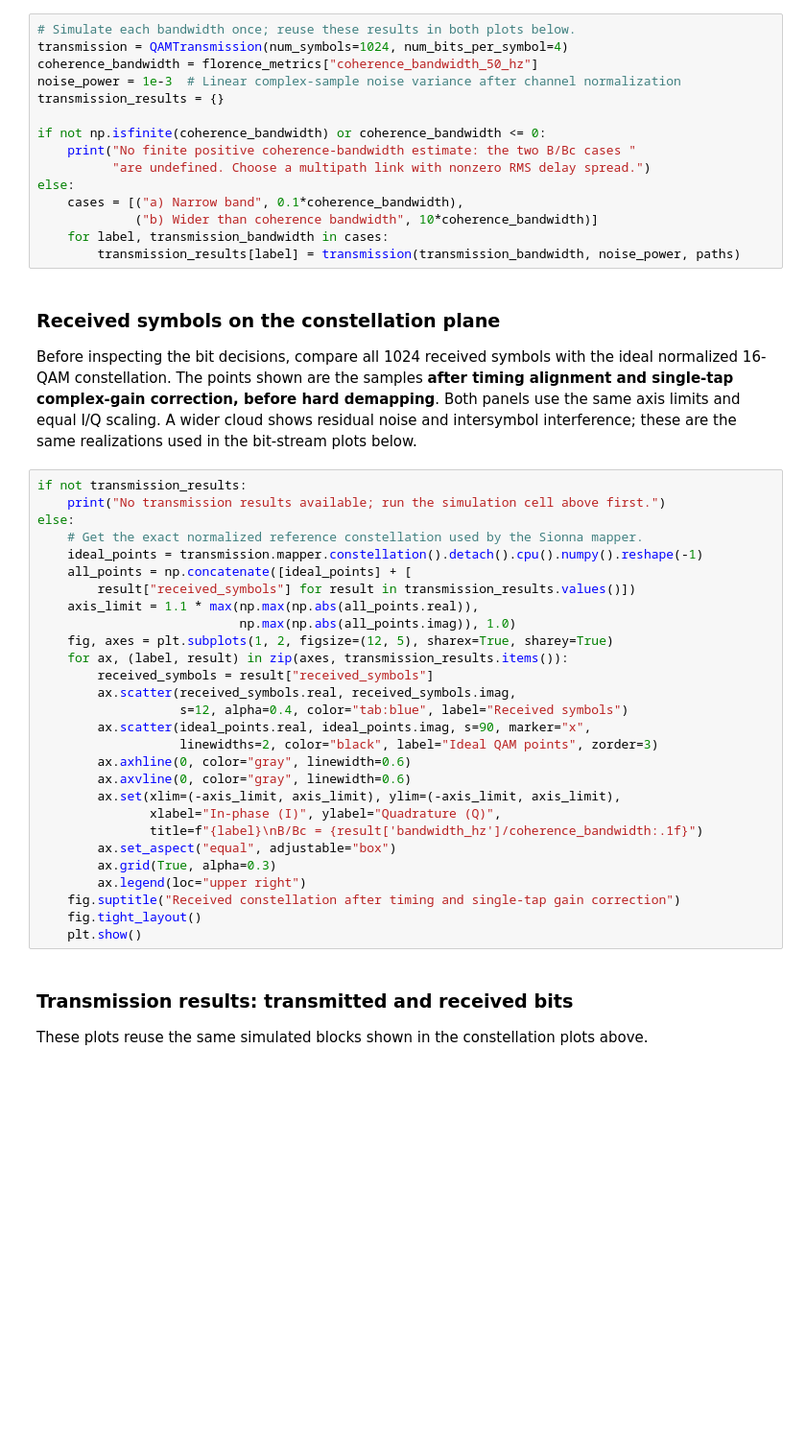
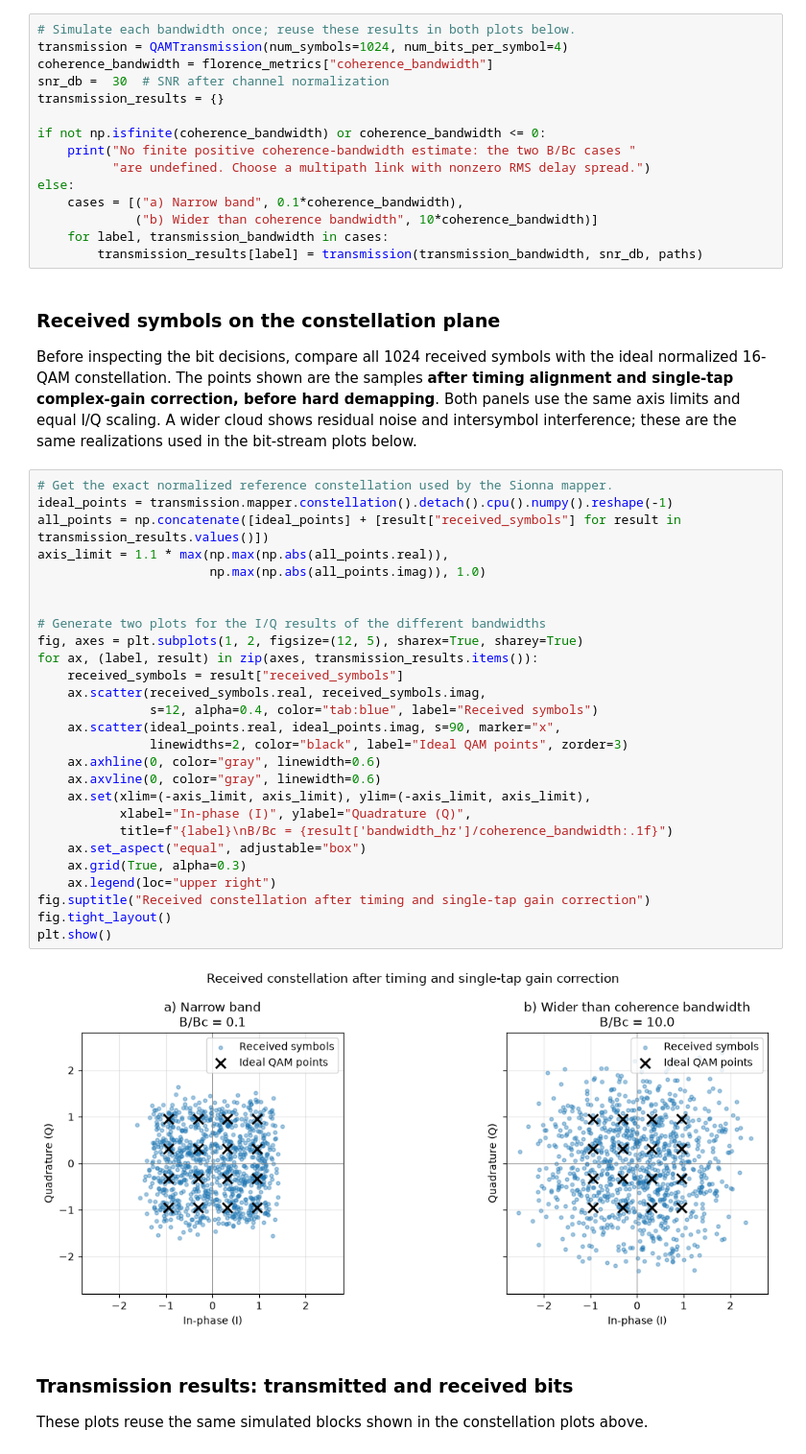
Before and after one commit to lostinafro/comm-workshops, a Jupyter notebook: 2026_wirelesscomms/raytracer_channel.ipynb, the cells around one changed output. Shown at 96% size. Cells and saved outputs as stored; diff of their text form; blank space fills up the shorter version.

```diff
--- a/2026_wirelesscomms/raytracer_channel.ipynb
+++ b/2026_wirelesscomms/raytracer_channel.ipynb
@@ -621,8 +655,8 @@ Each plot shows the **first 100 transmitted and hard-decided received bits**, wi
 # %%
 # Simulate each bandwidth once; reuse these results in both plots below.
 transmission = QAMTransmission(num_symbols=1024, num_bits_per_symbol=4)
-coherence_bandwidth = florence_metrics["coherence_bandwidth_50_hz"]
-noise_power = 1e-3  # Linear complex-sample noise variance after channel normalization
+coherence_bandwidth = florence_metrics["coherence_bandwidth"]
+snr_db =  30  # SNR after channel normalization
 transmission_results = {}
 
 if not np.isfinite(coherence_bandwidth) or coherence_bandwidth <= 0:
@@ -632,39 +666,40 @@ else:
     cases = [("a) Narrow band", 0.1*coherence_bandwidth),
              ("b) Wider than coherence bandwidth", 10*coherence_bandwidth)]
     for label, transmission_bandwidth in cases:
-        transmission_results[label] = transmission(transmission_bandwidth, noise_power, paths)
+        transmission_results[label] = transmission(transmission_bandwidth, snr_db, paths)
 # %% [markdown]
 ### Received symbols on the constellation plane
 
 Before inspecting the bit decisions, compare all 1024 received symbols with the ideal normalized 16-QAM constellation. The points shown are the samples **after timing alignment and single-tap complex-gain correction, before hard demapping**. Both panels use the same axis limits and equal I/Q scaling. A wider cloud shows residual noise and intersymbol interference; these are the same realizations used in the bit-stream plots below.
 # %%
-if not transmission_results:
-    print("No transmission results available; run the simulation cell above first.")
-else:
-    # Get the exact normalized reference constellation used by the Sionna mapper.
-    ideal_points = transmission.mapper.constellation().detach().cpu().numpy().reshape(-1)
-    all_points = np.concatenate([ideal_points] + [
-        result["received_symbols"] for result in transmission_results.values()])
-    axis_limit = 1.1 * max(np.max(np.abs(all_points.real)),
-                           np.max(np.abs(all_points.imag)), 1.0)
-    fig, axes = plt.subplots(1, 2, figsize=(12, 5), sharex=True, sharey=True)
-    for ax, (label, result) in zip(axes, transmission_results.items()):
-        received_symbols = result["received_symbols"]
-        ax.scatter(received_symbols.real, received_symbols.imag,
-                   s=12, alpha=0.4, color="tab:blue", label="Received symbols")
-        ax.scatter(ideal_points.real, ideal_points.imag, s=90, marker="x",
-                   linewidths=2, color="black", label="Ideal QAM points", zorder=3)
-        ax.axhline(0, color="gray", linewidth=0.6)
-        ax.axvline(0, color="gray", linewidth=0.6)
-        ax.set(xlim=(-axis_limit, axis_limit), ylim=(-axis_limit, axis_limit),
-               xlabel="In-phase (I)", ylabel="Quadrature (Q)",
-               title=f"{label}\nB/Bc = {result['bandwidth_hz']/coherence_bandwidth:.1f}")
-        ax.set_aspect("equal", adjustable="box")
-        ax.grid(True, alpha=0.3)
-        ax.legend(loc="upper right")
-    fig.suptitle("Received constellation after timing and single-tap gain correction")
-    fig.tight_layout()
-    plt.show()
+# Get the exact normalized reference constellation used by the Sionna mapper.
+ideal_points = transmission.mapper.constellation().detach().cpu().numpy().reshape(-1)
+all_points = np.concatenate([ideal_points] + [result["received_symbols"] for result in transmission_results.values()])
+axis_limit = 1.1 * max(np.max(np.abs(all_points.real)),
+                       np.max(np.abs(all_points.imag)), 1.0)
+
+
+# Generate two plots for the I/Q results of the different bandwidths
+fig, axes = plt.subplots(1, 2, figsize=(12, 5), sharex=True, sharey=True)
+for ax, (label, result) in zip(axes, transmission_results.items()):
+    received_symbols = result["received_symbols"]
+    ax.scatter(received_symbols.real, received_symbols.imag,
+               s=12, alpha=0.4, color="tab:blue", label="Received symbols")
+    ax.scatter(ideal_points.real, ideal_points.imag, s=90, marker="x",
+               linewidths=2, color="black", label="Ideal QAM points", zorder=3)
+    ax.axhline(0, color="gray", linewidth=0.6)
+    ax.axvline(0, color="gray", linewidth=0.6)
+    ax.set(xlim=(-axis_limit, axis_limit), ylim=(-axis_limit, axis_limit),
+           xlabel="In-phase (I)", ylabel="Quadrature (Q)",
+           title=f"{label}\nB/Bc = {result['bandwidth_hz']/coherence_bandwidth:.1f}")
+    ax.set_aspect("equal", adjustable="box")
+    ax.grid(True, alpha=0.3)
+    ax.legend(loc="upper right")
+fig.suptitle("Received constellation after timing and single-tap gain correction")
+fig.tight_layout()
+plt.show()
+# %% [output]
+[figure, added]
 # %% [markdown]
 ### Transmission results: transmitted and received bits
 
```
Also changed, not shown: parts of 20 cells of this notebook.
